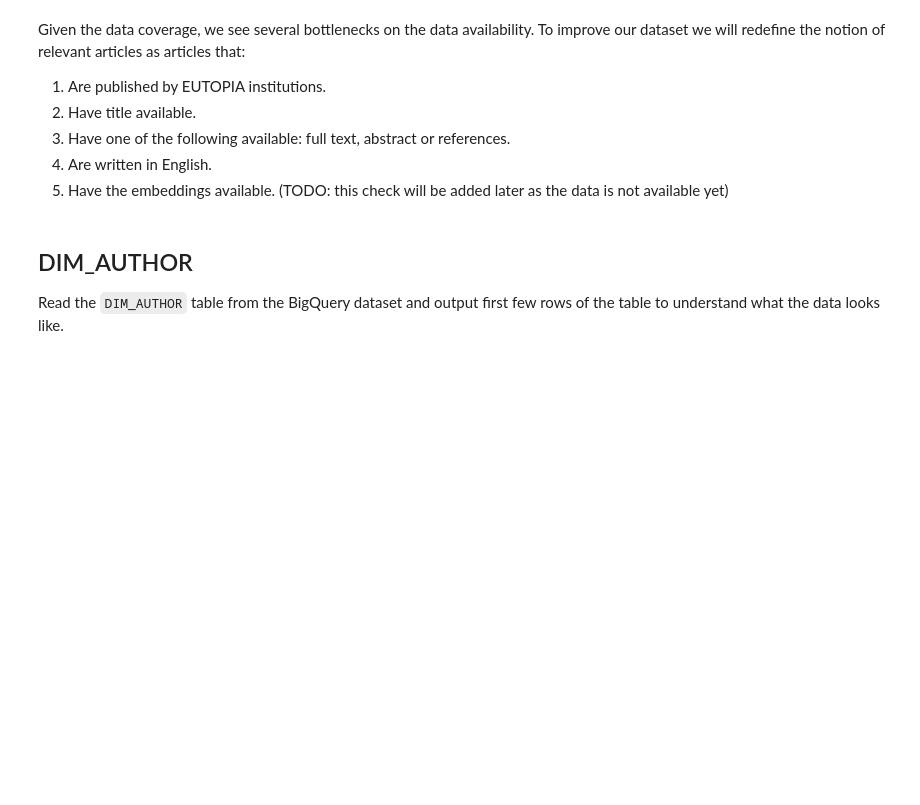
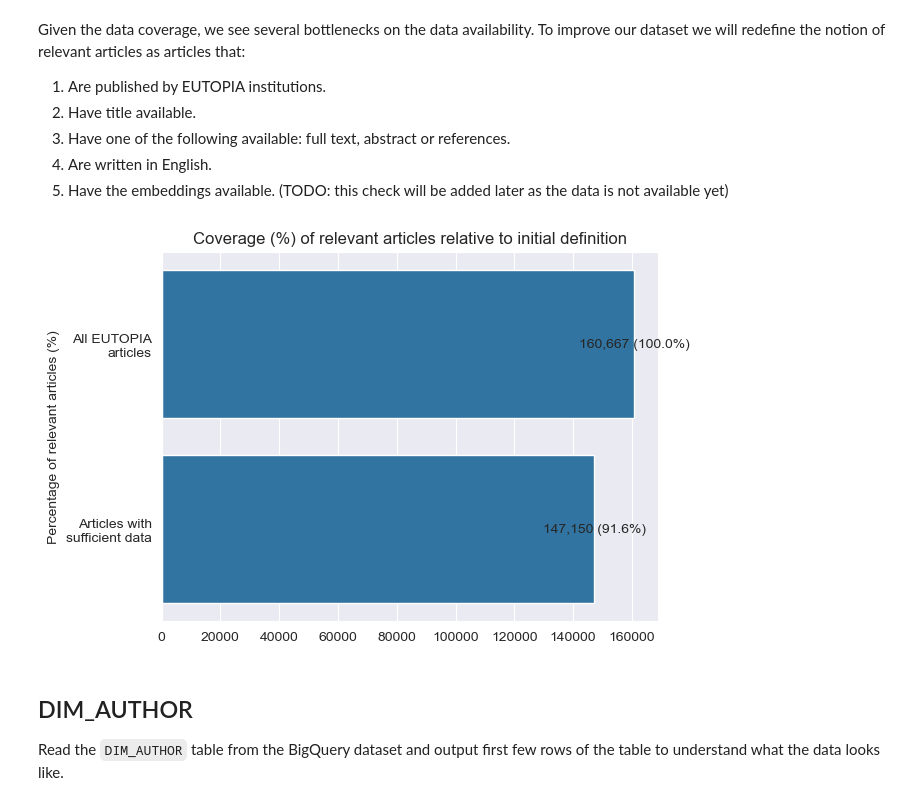
Before and after one commit to lukazontar/EUTOPIA-Collaboration-Recommender-System, a Jupyter notebook: notebooks/01 - Data coverage & quality.ipynb, the cells around one changed output. Saved outputs shown, nothing was run; the diff lists cells and outputs as text; code cells hidden in the pictures; blank space fills up the shorter version.

```diff
--- a/notebooks/01 - Data coverage & quality.ipynb
+++ b/notebooks/01 - Data coverage & quality.ipynb
@@ -249,43 +278,35 @@ Given the data coverage, we see several bottlenecks on the data availability. To
 # %%
 query_articles_relevant = f"""
 SELECT
     COUNT(DISTINCT F.ARTICLE_SID) AS ARTICLE_COUNT
 FROM
     {read_schema}.FCT_COLLABORATION F
-    INNER JOIN {read_schema}.DIM_ARTICLE A
-        ON F.ARTICLE_SID = A.ARTICLE_SID
-    LEFT JOIN {read_schema}.STG_UNPAYWALL_ARTICLE OA
-        ON A.ARTICLE_DOI = OA.ARTICLE_DOI
-    LEFT JOIN {analytics_schema}.TEXT_EMBEDDING_ARTICLE E
-        ON E.DOI = A.ARTICLE_DOI
 WHERE
-    F.IS_EUTOPIAN_PUBLICATION
-    AND A.ARTICLE_TITLE <> 'n/a'
-    AND (OA.IS_ARTICLE_OPEN_ACCESS OR A.ARTICLE_ABSTRACT <> 'n/a' OR A.ARTICLE_REFERENCE <> 'n/a')
-    AND A.ARTICLE_LANGUAGE = 'en'
-    AND E.DOI IS NOT NULL
+    IS_ARTICLE_RELEVANT
 """
 
 df_articles_relevant = client.query(query_articles_relevant).to_dataframe()
 n_new_relevant_articles = df_articles_relevant.iloc[0, 0]
 
 # Calculate the percentage of relevant articles
 pct_relevant_articles = 100
 pct_new_relevant_articles = 100 * n_new_relevant_articles / n_relevant_articles
 
 # Visualize the coverage of relevant articles
 ax = sns.barplot(y=['All EUTOPIA\narticles', 'Articles with\nsufficient data'],
                  x=[n_relevant_articles, n_new_relevant_articles])
 
 # Add the data labels to the plot including both the value with thousands comma and the percentage of initial definition
 for i, value in enumerate([n_relevant_articles, n_new_relevant_articles]):
     pct = 100 if i == 0 else pct_new_relevant_articles
     label = f'{value:,.0f} ({pct:.1f}%)'
     ax.text(value, i, label, ha='center', va='center')
 
 plt.ylabel('Percentage of relevant articles (%)')
 plt.title('Coverage (%) of relevant articles relative to initial definition')
 plt.show()
+# %% [output]
+[figure, added]
 # %% [markdown]
 ## DIM_AUTHOR
 Read the `DIM_AUTHOR` table from the BigQuery dataset and output first few rows of the table to understand what the data looks like.
```
Also changed, not shown: parts of 16 cells of this notebook, 5 other files.
